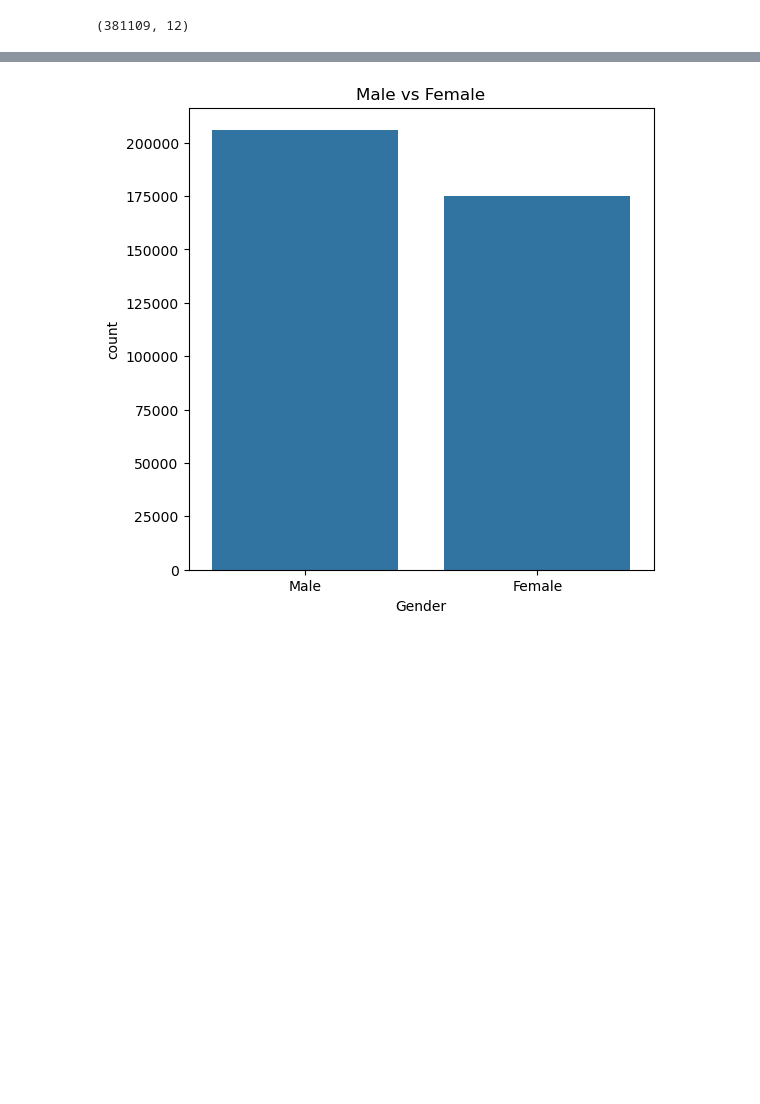
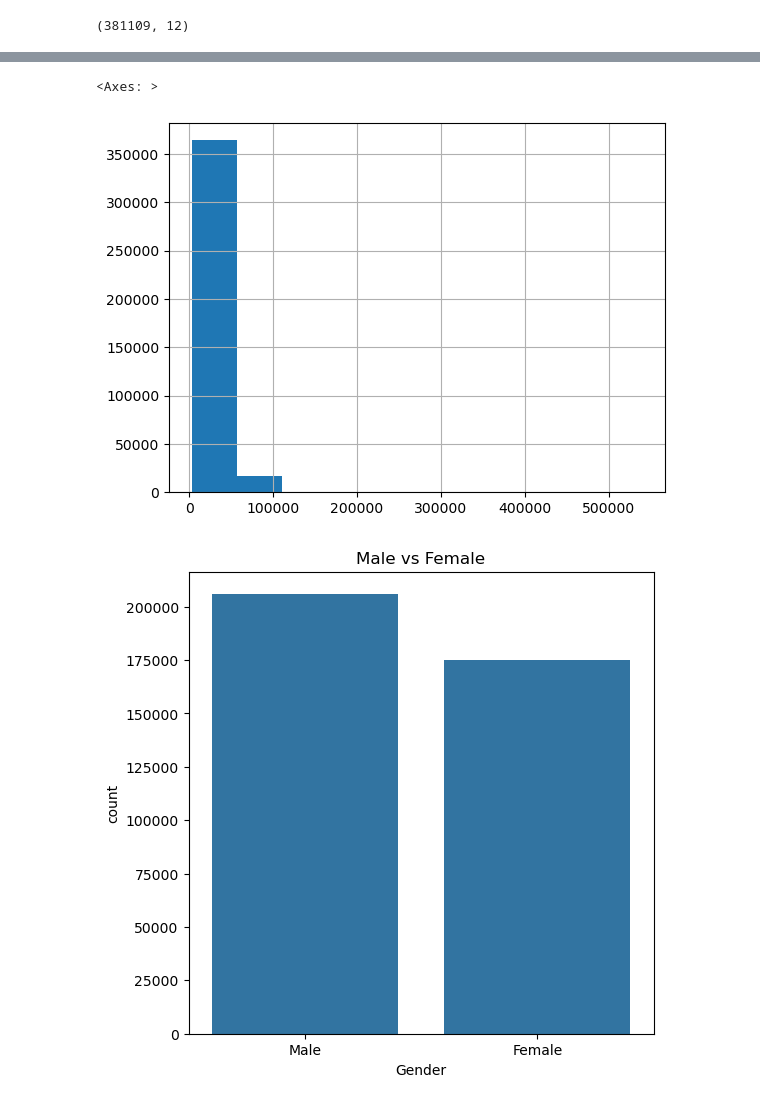
Before and after one commit to Vishnuteja229/VEHICLE_INSURANCE, a Jupyter notebook: notebook/vehicle_insurance.ipynb, the cells around one changed output, grey strips where cells are left out. Drawn from its saved outputs; the diff is of its cells as text; code cells hidden in the pictures; blank space fills up the shorter version.

```diff
--- a/notebook/vehicle_insurance.ipynb
+++ b/notebook/vehicle_insurance.ipynb
@@ -78,3 +118,8 @@ df.shape
+# %%
+df['Annual_Premium'].hist(bins=10)
+# %% [output]
+<Axes: >
+[figure, added]
 # %%
 plt.figure(figsize=(6,6))
 sns.barplot(df['Gender'].value_counts())
```
Also changed, not shown: parts of 38 cells of this notebook, 2 other files.
